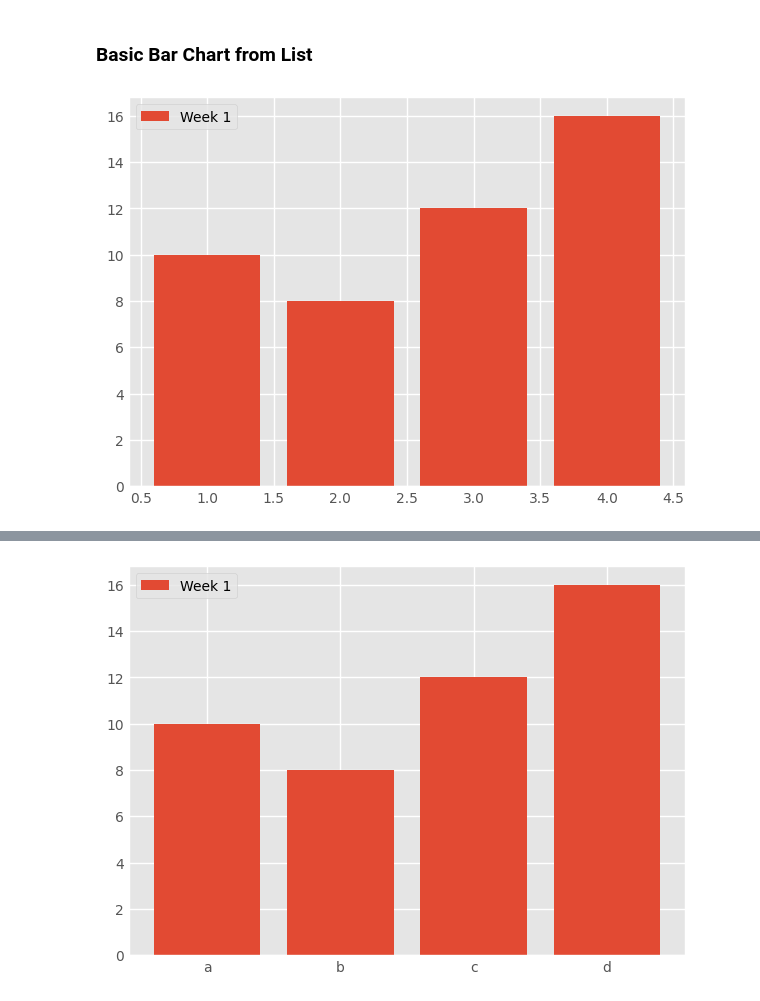
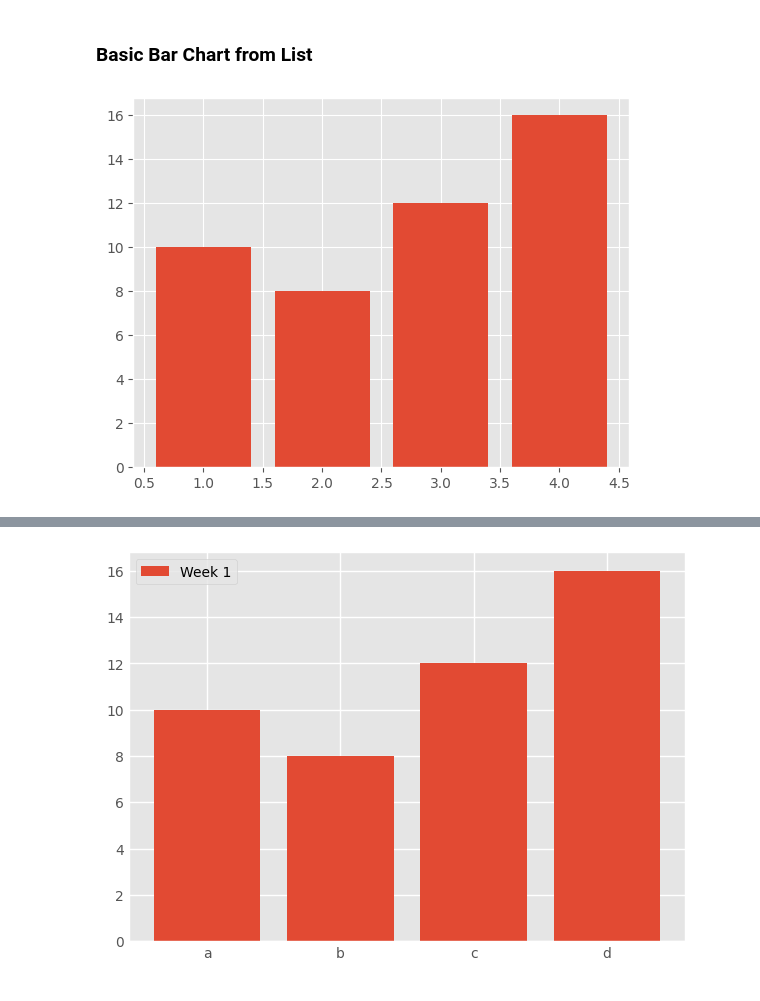
Before and after one commit to alexkardan/Data110, a Jupyter notebook: Week_4_Python_classwork(Fall2024).ipynb, the cells around one changed output, grey strips where cells are left out. Drawn from its saved outputs; the diff is of its cells as text; code cells hidden in the pictures.

```diff
--- a/Week_4_Python_classwork(Fall2024).ipynb
+++ b/Week_4_Python_classwork(Fall2024).ipynb
@@ -11,12 +10,10 @@ plt.style.use("ggplot")  # Sets the style for the plots
 # %% [markdown]
 ### Basic Bar Chart from List
 # %%
-
-x = [1, 2, 3, 4]
+x = [ 1, 2, 3, 4]
 y = [10, 8, 12, 16]
 
-plt.bar(x, y, label='Week 1')
-plt.legend()
+plt.bar(x,y)
 plt.show()
 # %% [output]
-[figure, old version]
+[figure, new version]
```
Also changed, not shown: parts of 4 cells of this notebook.
